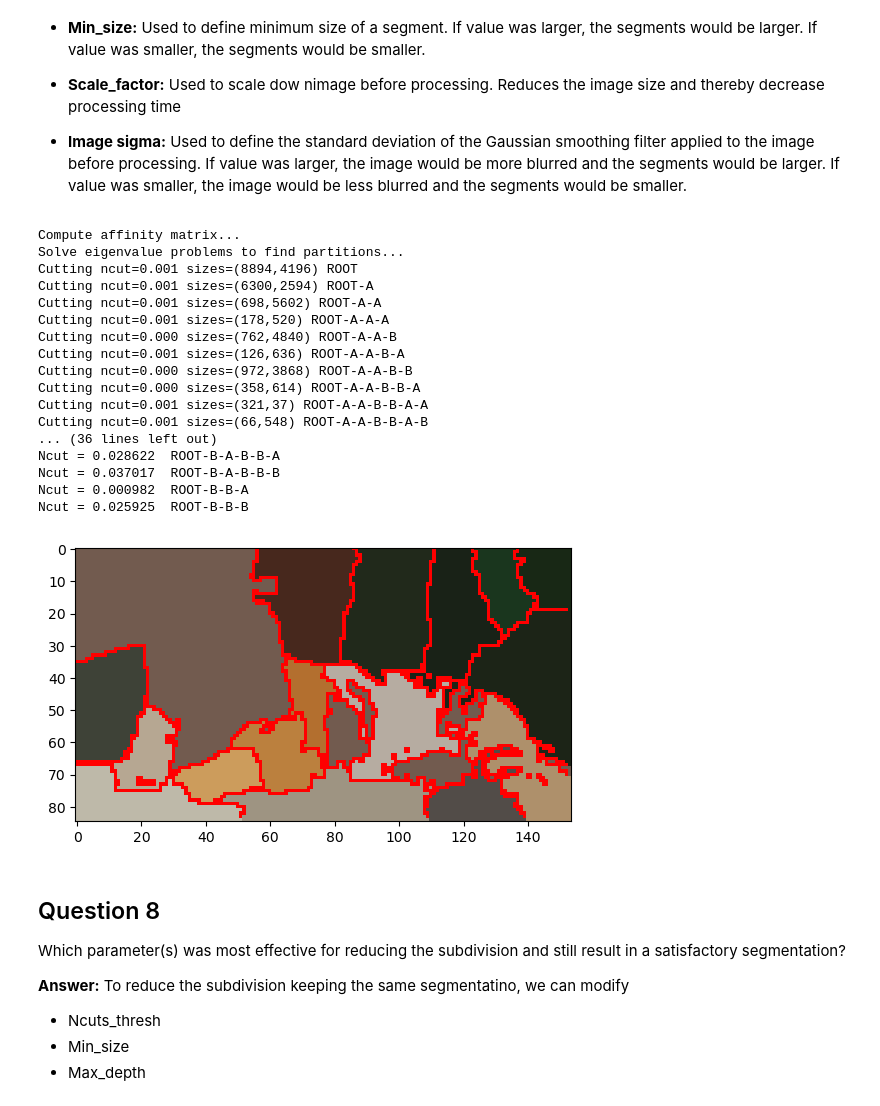
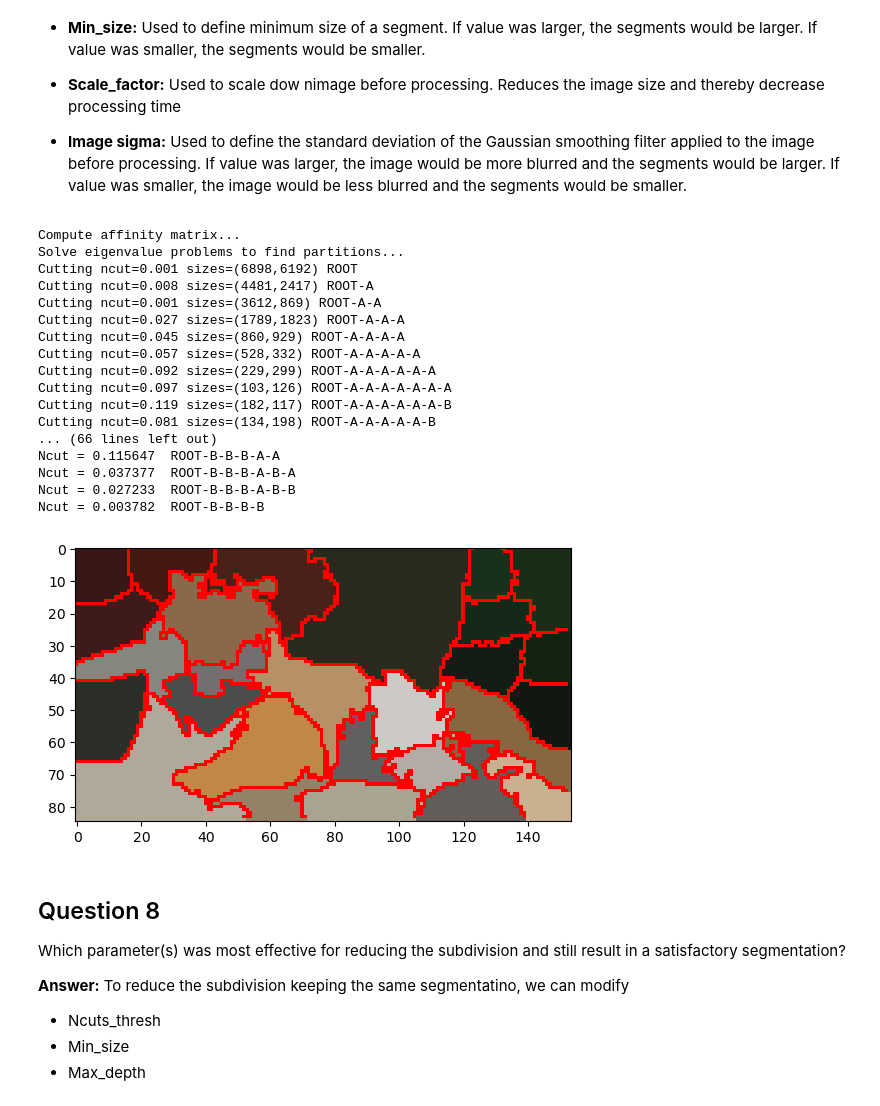
Before and after one commit to RakinAli/Computer-Vision-course, a Jupyter notebook: Labs/Lab 3/Rakin/main.ipynb, the cells around one changed output. Drawn from its saved outputs; the diff is of its cells as text; code cells hidden in the pictures.

```diff
--- a/Labs/Lab 3/Rakin/main.ipynb
+++ b/Labs/Lab 3/Rakin/main.ipynb
@@ -448,55 +448,55 @@ I would assume that the ideal parameters differs from image to image. This is be
 # %%
 def Q7():
     colour_bandwidth = 20.0  # color bandwidth
-    radius = 1  # maximum neighbourhood distance
+    radius = 3  # maximum neighbourhood distance
     ncuts_thresh = 0.10  # cutting threshold
     min_area = 200  # minimum area of segment
-    max_depth = 12  # maximum splitting depth
+    max_depth = 15  # maximum splitting depth
     scale_factor = 0.25  # image downscale factor
     image_sigma = 0.5  # image preblurring scale
 
     # Load images
     tiger_img = Image.open("Images-jpg/tiger1.jpg")
     tiger_img = tiger_img.resize(
         (int(tiger_img.size[0] * scale_factor), int(tiger_img.size[1] * scale_factor))
     )
     blur = ImageFilter.GaussianBlur(image_sigma)
     I = np.asarray(tiger_img.filter(blur)).astype(np.float32)
 
     # Perform Normalized Cuts
-    segmentation = norm_cuts_segm(I, colour_bandwidth, radius, ncuts_thresh, min_area, max_depth)
+    segmentation = norm_cuts_segm(
+        I, colour_bandwidth, radius, ncuts_thresh, min_area, max_depth
+    )
     Inew = mean_segments(I, segmentation)
     if True:
         Inew = overlay_bounds(Inew, segmentation)
 
     # Display results
     img = Image.fromarray(Inew.astype(np.ubyte))
     plt.imshow(img)
     plt.show()
 
 
-
-
 Q7()
 # %% [output]
 Compute affinity matrix...
 Solve eigenvalue problems to find partitions...
-Cutting ncut=0.001 sizes=(8894,4196) ROOT
-Cutting ncut=0.001 sizes=(6300,2594) ROOT-A
-Cutting ncut=0.001 sizes=(698,5602) ROOT-A-A
-Cutting ncut=0.001 sizes=(178,520) ROOT-A-A-A
-Cutting ncut=0.000 sizes=(762,4840) ROOT-A-A-B
-Cutting ncut=0.001 sizes=(126,636) ROOT-A-A-B-A
-Cutting ncut=0.000 sizes=(972,3868) ROOT-A-A-B-B
-Cutting ncut=0.000 sizes=(358,614) ROOT-A-A-B-B-A
-Cutting ncut=0.001 sizes=(321,37) ROOT-A-A-B-B-A-A
-Cutting ncut=0.001 sizes=(66,548) ROOT-A-A-B-B-A-B
-... (36 lines left out)
-Ncut = 0.028622  ROOT-B-A-B-B-A
-Ncut = 0.037017  ROOT-B-A-B-B-B
-Ncut = 0.000982  ROOT-B-B-A
-Ncut = 0.025925  ROOT-B-B-B
+Cutting ncut=0.001 sizes=(6898,6192) ROOT
+Cutting ncut=0.008 sizes=(4481,2417) ROOT-A
+Cutting ncut=0.001 sizes=(3612,869) ROOT-A-A
+Cutting ncut=0.027 sizes=(1789,1823) ROOT-A-A-A
+Cutting ncut=0.045 sizes=(860,929) ROOT-A-A-A-A
+Cutting ncut=0.057 sizes=(528,332) ROOT-A-A-A-A-A
+Cutting ncut=0.092 sizes=(229,299) ROOT-A-A-A-A-A-A
+Cutting ncut=0.097 sizes=(103,126) ROOT-A-A-A-A-A-A-A
+Cutting ncut=0.119 sizes=(182,117) ROOT-A-A-A-A-A-A-B
+Cutting ncut=0.081 sizes=(134,198) ROOT-A-A-A-A-A-B
+... (66 lines left out)
+Ncut = 0.115647  ROOT-B-B-B-A-A
+Ncut = 0.037377  ROOT-B-B-B-A-B-A
+Ncut = 0.027233  ROOT-B-B-B-A-B-B
+Ncut = 0.003782  ROOT-B-B-B-B
-[figure, old version]
+[figure, new version]
 # %% [markdown]
 ## Question 8
 Which parameter(s) was most effective for reducing the subdivision and still result in a satisfactory segmentation?
```
Also changed, not shown: parts of 1 cell of this notebook, 4 other files.
